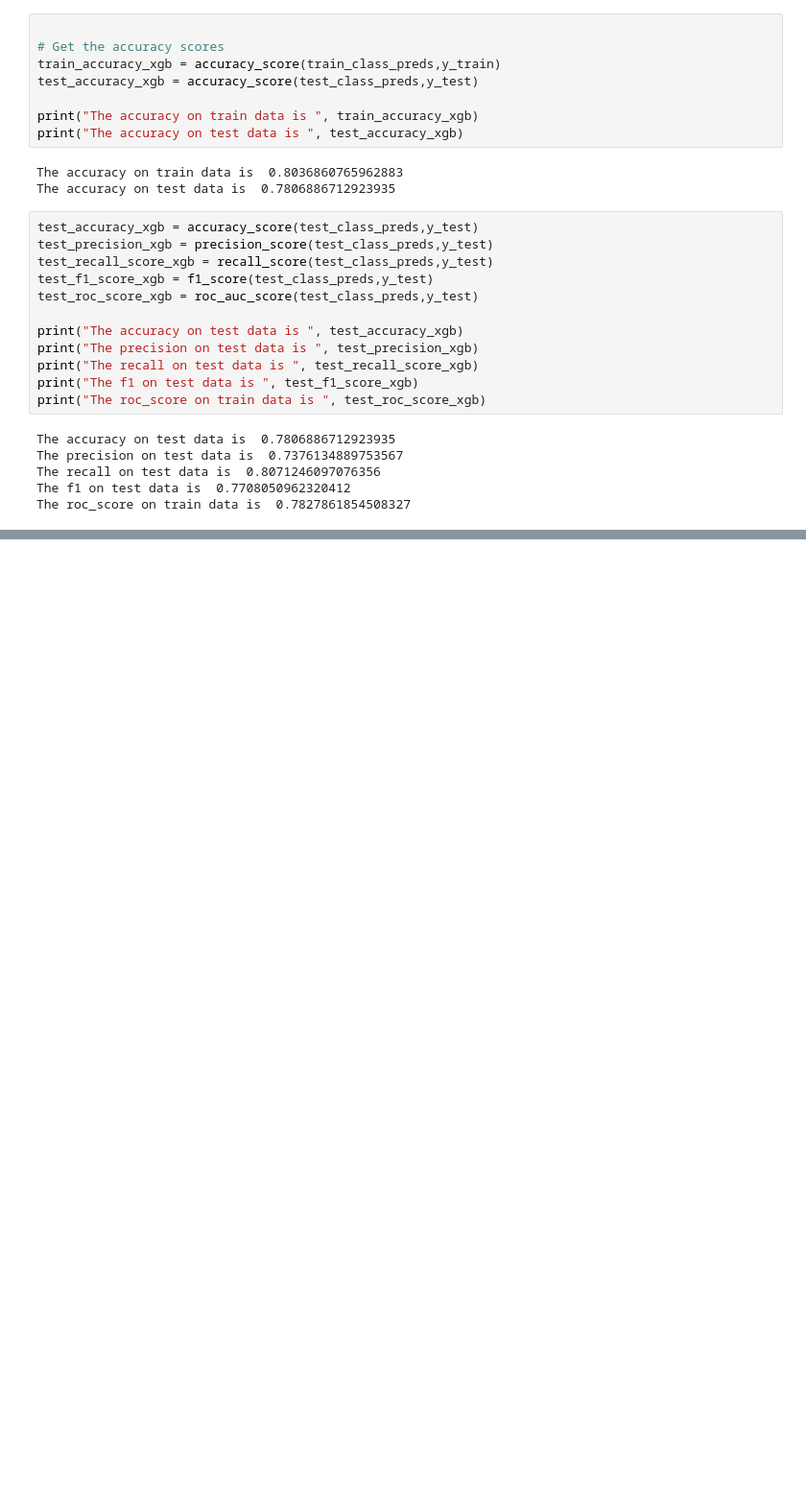
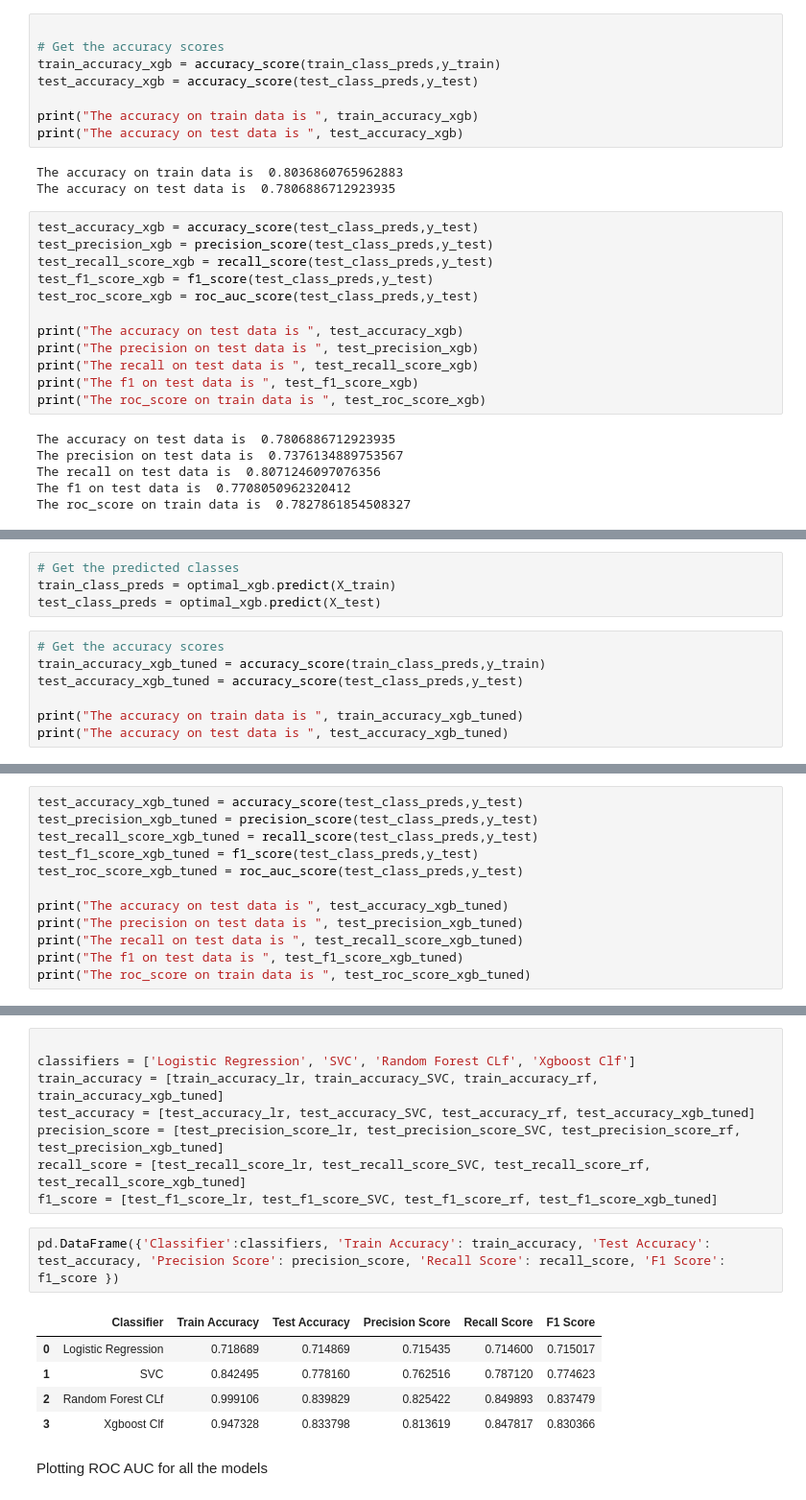
Before and after one commit to dsnnaveen/Credit-Card-Default-Deteciton, a Jupyter notebook: Credit_Card_Default_Prediction_Capstone_Project.ipynb, the cells around one changed output, grey strips where cells are left out. Shown at 96% size. Drawn from its saved outputs; the diff is of its cells as text; blank space fills up the shorter version.

```diff
--- a/Credit_Card_Default_Prediction_Capstone_Project.ipynb
+++ b/Credit_Card_Default_Prediction_Capstone_Project.ipynb
@@ -838,0 +869,11 @@ The roc_score on train data is  0.7827861854508327
+# %%
+# Get the predicted classes
+train_class_preds = optimal_xgb.predict(X_train)
+test_class_preds = optimal_xgb.predict(X_test)
+# %%
+# Get the accuracy scores
+train_accuracy_xgb_tuned = accuracy_score(train_class_preds,y_train)
+test_accuracy_xgb_tuned = accuracy_score(test_class_preds,y_test)
+
+print("The accuracy on train data is ", train_accuracy_xgb_tuned)
+print("The accuracy on test data is ", test_accuracy_xgb_tuned)
@@ -838,0 +883,12 @@ The roc_score on train data is  0.7827861854508327
+# %%
+test_accuracy_xgb_tuned = accuracy_score(test_class_preds,y_test)
+test_precision_xgb_tuned = precision_score(test_class_preds,y_test)
+test_recall_score_xgb_tuned = recall_score(test_class_preds,y_test)
+test_f1_score_xgb_tuned = f1_score(test_class_preds,y_test)
+test_roc_score_xgb_tuned = roc_auc_score(test_class_preds,y_test)
+
+print("The accuracy on test data is ", test_accuracy_xgb_tuned)
+print("The precision on test data is ", test_precision_xgb_tuned)
+print("The recall on test data is ", test_recall_score_xgb_tuned)
+print("The f1 on test data is ", test_f1_score_xgb_tuned)
+print("The roc_score on train data is ", test_roc_score_xgb_tuned)
@@ -838,0 +936,19 @@ The roc_score on train data is  0.7827861854508327
+# %%
+
+classifiers = ['Logistic Regression', 'SVC', 'Random Forest CLf', 'Xgboost Clf']
+train_accuracy = [train_accuracy_lr, train_accuracy_SVC, train_accuracy_rf, train_accuracy_xgb_tuned]
+test_accuracy = [test_accuracy_lr, test_accuracy_SVC, test_accuracy_rf, test_accuracy_xgb_tuned]
+precision_score = [test_precision_score_lr, test_precision_score_SVC, test_precision_score_rf, test_precision_xgb_tuned]
+recall_score = [test_recall_score_lr, test_recall_score_SVC, test_recall_score_rf, test_recall_score_xgb_tuned]
+f1_score = [test_f1_score_lr, test_f1_score_SVC, test_f1_score_rf, test_f1_score_xgb_tuned]
+# %%
+pd.DataFrame({'Classifier':classifiers, 'Train Accuracy': train_accuracy, 'Test Accuracy': test_accuracy, 'Precision Score': precision_score, 'Recall Score': recall_score, 'F1 Score': f1_score })
+# %% [output]
+|  | Classifier | Train Accuracy | Test Accuracy | Precision Score | Recall Score | F1 Score |
+| 0 | Logistic Regression | 0.718689 | 0.714869 | 0.715435 | 0.714600 | 0.715017 |
+| 1 | SVC | 0.842495 | 0.778160 | 0.762516 | 0.787120 | 0.774623 |
+| 2 | Random Forest CLf | 0.999106 | 0.839829 | 0.825422 | 0.849893 | 0.837479 |
+| 3 | Xgboost Clf | 0.947328 | 0.833798 | 0.813619 | 0.847817 | 0.830366 |
+# %% [markdown]
+
+Plotting ROC AUC for all the models
```
Also changed, not shown: parts of 27 cells of this notebook.
